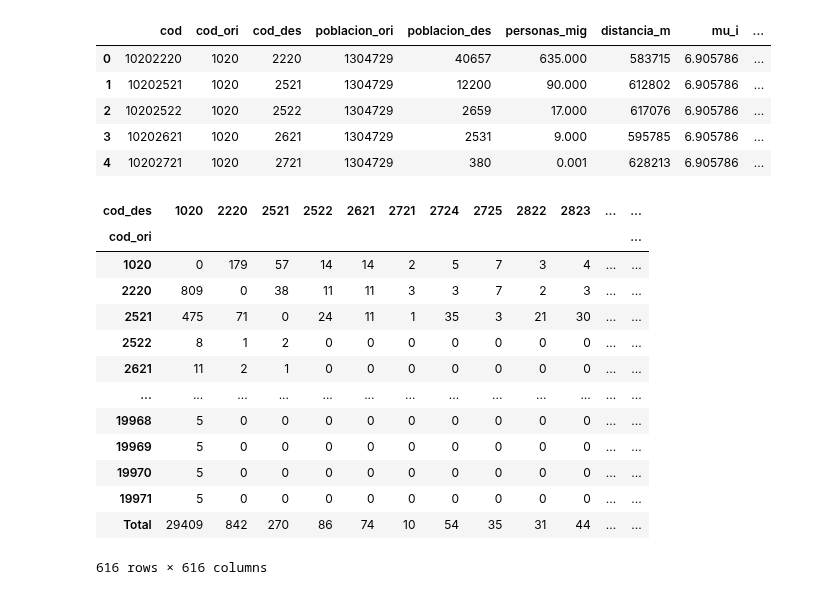
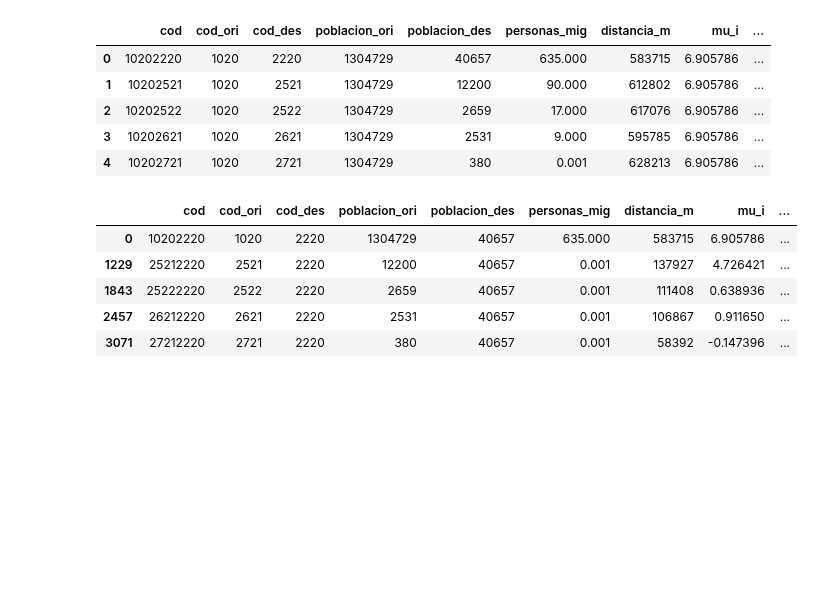
Before and after one commit to guillermodangelo/tesis, a Jupyter notebook: 07-MIE-localidades.ipynb, the cells around one changed output. Cells and saved outputs as stored; diff of their text form; code cells hidden in the pictures; blank space fills up the shorter version.

```diff
--- a/07-MIE-localidades.ipynb
+++ b/07-MIE-localidades.ipynb
@@ -85,7 +100,7 @@ formula = "personas_mig ~ cod_ori + np.log(poblacion_des) + np.log(distancia_m)
 t0= time.time()
 
 # entrena y ajusta el modelo
-prodSim = smf.glm(formula=formula, data=flujos_loc, family=sm.families.Poisson()).fit(method='lbfgs', max_start_irls=0)
+prodSim = smf.glm(formula=formula, data=flujos_loc_oc, family=sm.families.Poisson()).fit(method='lbfgs', max_start_irls=0)
 
 t1 = time.time() - t0
 print(t1)
@@ -119,9 +134,9 @@ mu_i.rename(index = dict(zip(mu_i.index[0:-2].values,  mu_i.index[0:-2].str.repl
 mu_i.rename(columns = {0:'mu_i'}, inplace=True)
 
 # merge
-flujos_loc = flujos_loc.merge(mu_i, left_on='cod_ori', right_index=True)
+flujos_loc_oc = flujos_loc_oc.merge(mu_i, left_on='cod_ori', right_index=True)
 
-flujos_loc.head()
+flujos_loc_oc.head()
 # %% [output]
 |  | cod | cod_ori | cod_des | poblacion_ori | poblacion_des | personas_mig | distancia_m | mu_i |
 | 0 | 10202220 | 1020 | 2220 | 1304729 | 40657 | 635.000 | 583715 | 6.905786 |
@@ -168,5 +183,5 @@ alpha, beta = [i for i in params]
 variables = ['poblacion_des', 'distancia_m']
 
 # estima y guarda en columna "podsimtest"
-flujos_loc['prodsimest'] = prod_sim_est(flujos_loc, variables, alpha, beta)
+flujos_loc_oc['prodsimest'] = prod_sim_est(flujos_loc_oc, variables, alpha, beta)
 # %%
@@ -180,10 +195,10 @@ flujos_loc.head()
 | 4 | 10202721 | 1020 | 2721 | 1304729 | 380 | 0.001 | 628213 | 6.905786 | ... |
 # %%
 # matriz de flujos estimada por el modelo
-flujos_loc['cod_ori'] = flujos_loc.cod_ori.astype(int)
-flujos_loc['cod_des'] = flujos_loc.cod_des.astype(int)
+flujos_loc_oc['cod_ori'] = flujos_loc_oc.cod_ori.astype(int)
+flujos_loc_oc['cod_des'] = flujos_loc_oc.cod_des.astype(int)
 
-matrix_prodsim = pd.pivot_table(flujos_loc,
+matrix_prodsim = pd.pivot_table(flujos_loc_oc,
                                 values='prodsimest',
                                 index ='cod_ori',
                                 columns='cod_des',
@@ -194,19 +209,4 @@ matrix_prodsim = pd.pivot_table(flujos_loc,
 
 matrix_prodsim.Total = matrix_prodsim.Total.astype(int)
 
-matrix_prodsim
+#matrix_prodsim
-# %% [output]
-| cod_des | 1020 | 2220 | 2521 | 2522 | 2621 | 2721 | 2724 | 2725 | 2822 | 2823 | ... | ... |
-| cod_ori |  |  |  |  |  |  |  |  |  |  |  | ... |
-| 1020 | 0 | 179 | 57 | 14 | 14 | 2 | 5 | 7 | 3 | 4 | ... | ... |
-| 2220 | 809 | 0 | 38 | 11 | 11 | 3 | 3 | 7 | 2 | 3 | ... | ... |
-| 2521 | 475 | 71 | 0 | 24 | 11 | 1 | 35 | 3 | 21 | 30 | ... | ... |
-| 2522 | 8 | 1 | 2 | 0 | 0 | 0 | 0 | 0 | 0 | 0 | ... | ... |
-| 2621 | 11 | 2 | 1 | 0 | 0 | 0 | 0 | 0 | 0 | 0 | ... | ... |
-| ... | ... | ... | ... | ... | ... | ... | ... | ... | ... | ... | ... | ... |
-| 19968 | 5 | 0 | 0 | 0 | 0 | 0 | 0 | 0 | 0 | 0 | ... | ... |
-| 19969 | 5 | 0 | 0 | 0 | 0 | 0 | 0 | 0 | 0 | 0 | ... | ... |
-| 19970 | 5 | 0 | 0 | 0 | 0 | 0 | 0 | 0 | 0 | 0 | ... | ... |
-| 19971 | 5 | 0 | 0 | 0 | 0 | 0 | 0 | 0 | 0 | 0 | ... | ... |
-| Total | 29409 | 842 | 270 | 86 | 74 | 10 | 54 | 35 | 31 | 44 | ... | ... |
-616 rows × 616 columns
@@ -278,12 +213,19 @@ print_params(variables, params_str)
 # %%
 # crea la sumatoria de migrantes en origen (Oi)
-O_i = flujos_loc.groupby('cod_ori')['personas_mig'].sum().to_frame().rename(columns = {'personas_mig':'O_i'})
+O_i = flujos_loc_oc.groupby('cod_ori')['personas_mig'].sum().to_frame().rename(columns = {'personas_mig':'O_i'})
 
 # crea la sumatoria de migrantes en destino (Di)
-D_j = flujos_loc.groupby('cod_des')['personas_mig'].sum().to_frame().rename(columns = {'personas_mig':'D_j'})
+D_j = flujos_loc_oc.groupby('cod_des')['personas_mig'].sum().to_frame().rename(columns = {'personas_mig':'D_j'})
 
 # pega ambas variables con el df
-flujos_loc = flujos_loc.merge(O_i, left_on='cod_ori', right_index=True)
-flujos_loc = flujos_loc.merge(D_j, left_on='cod_des', right_index=True)
+flujos_loc_oc = flujos_loc_oc.merge(O_i, left_on='cod_ori', right_index=True)
+flujos_loc_oc = flujos_loc_oc.merge(D_j, left_on='cod_des', right_index=True)
 
-flujos_loc.head()
+flujos_loc_oc.head()
+# %% [output]
+|  | cod | cod_ori | cod_des | poblacion_ori | poblacion_des | personas_mig | distancia_m | mu_i | ... |
+| 0 | 10202220 | 1020 | 2220 | 1304729 | 40657 | 635.000 | 583715 | 6.905786 | ... |
+| 1229 | 25212220 | 2521 | 2220 | 12200 | 40657 | 0.001 | 137927 | 4.726421 | ... |
+| 1843 | 25222220 | 2522 | 2220 | 2659 | 40657 | 0.001 | 111408 | 0.638936 | ... |
+| 2457 | 26212220 | 2621 | 2220 | 2531 | 40657 | 0.001 | 106867 | 0.911650 | ... |
+| 3071 | 27212220 | 2721 | 2220 | 380 | 40657 | 0.001 | 58392 | -0.147396 | ... |
```
Also changed, not shown: parts of 25 cells of this notebook.
